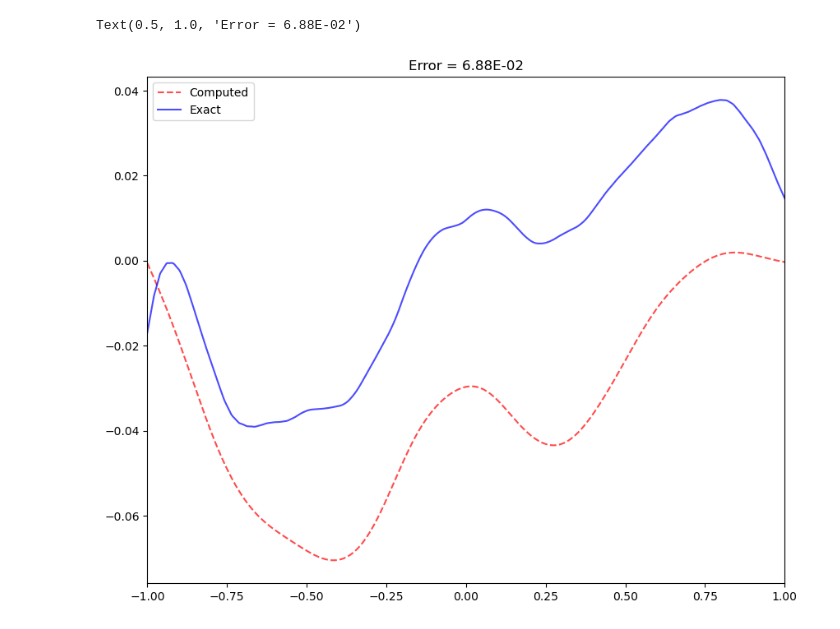
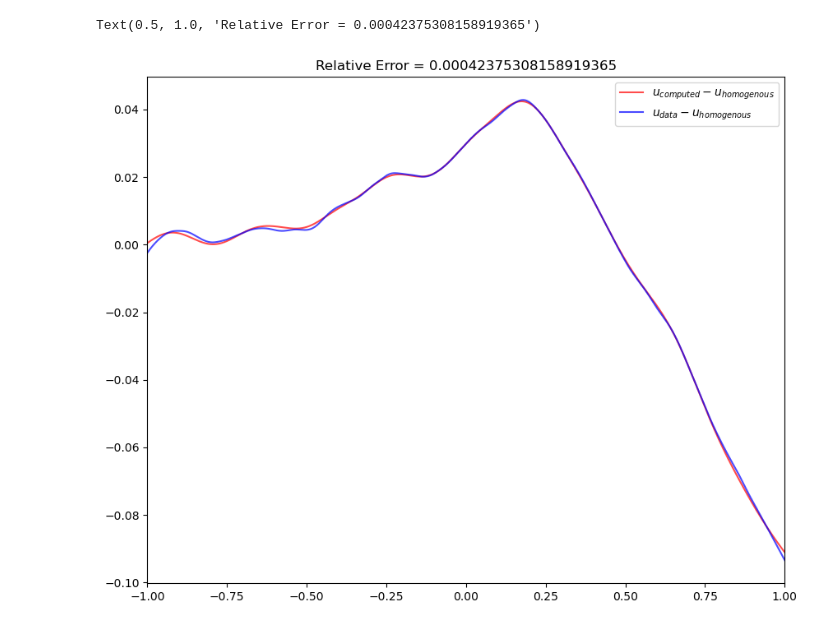
Before and after one commit to hsharsh/chebgreen, a Jupyter notebook: main/errorcompute.ipynb, the cells around one changed output. Saved outputs shown, nothing was run; the diff lists cells and outputs as text; code cells hidden in the pictures.

Commit message:
Fixed bugs in empirical error computations
Former-commit-id: 7790cbcb8b331626a73404bcef223dfa3d81fb04

```diff
--- a/main/errorcompute.ipynb
+++ b/main/errorcompute.ipynb
@@ -31,22 +62,25 @@ from chebGreen.chebpy2.chebpy.core.settings import ChebPreferences
 # %%
-data = DataProcessor('datasets/mean_condition/3.00')
+data = DataProcessor(f'datasets/mean_condition/{theta:.2f}')
 data.generateDataset(trainRatio = 0.95)
 # %%
 def computeEmpiricalError(data):
-    Error, UC, U0 = [],[],[]
-    for i in range(data.valDataset[1].numpy().shape[0]):
+    Error, UC, U0, F0 = [],[],[],[]
+    for i in range(data.valDataset[1].cpu().numpy().shape[0]):
+        #     continue
         xF, xU = data.xF, data.xU
-        f, u  = data.valDataset[0].numpy()[i,:], data.valDataset[1].numpy()[i,:] - model.evaluateN(xU).reshape(-1)
+        f, u  = data.valDataset[0].cpu().numpy()[i,:], data.valDataset[1].cpu().numpy()[i,:]
         f0, u0 = vec2cheb(f,xF), vec2cheb(u,xU)
-        uc = g.integralTransform(f0)
-        # prefs = ChebPreferences()
-        # prefs.eps = 1e-8
-        # un = chebfun(lambda x: model.evaluateN(x), domain = f0.domain, prefs = prefs)
-        # uc = uc + un
+
+        prefs = ChebPreferences()
+        prefs.eps = 1e-12
+        un = chebfun(lambda x: model.evaluateN(x), domain = f0.domain, prefs = prefs)
+        uc = g.T.integralTransform(f0) + un
         error = (uc - u0).abs()
         Error.append(error)
         UC.append(uc)
         U0.append(u0)
-    return Error, UC, U0
+        F0.append(f0)
+    return Error, UC, U0, F0, un
 # %%
-Error, UC, U0 = computeEmpiricalError(data)
+%%time
+Error, UC, Response, Forcing, un = computeEmpiricalError(data)
@@ -65,12 +121,13 @@ np.mean(e)
 # %%
-i = 3
-error,uc,u0 = Error[i],UC[i],U0[i]
+i = 5
+error,uc,u0 = Error[i],UC[i],Response[i]
 fig = plt.figure(figsize = (10,8))
-uc.plot(fig = fig, color = 'red',linestyle ='--', alpha = 0.7)
-u0.plot(fig = fig, color = 'blue',linestyle ='-', alpha = 0.7)
-plt.legend(['Computed','Exact'])
+(uc-un).plot(fig = fig, color = 'red',linestyle ='-', alpha = 0.7)
+(u0-un).plot(fig = fig, color = 'blue',linestyle ='-', alpha = 0.7)
+# (uc-u0).plot(fig = fig, color = 'green',linestyle ='--', alpha = 0.7)
+plt.legend(['$u_{{computed}} - u_{{homogenous}}$',f'$u_{{data}} - u_{{homogenous}}$'])
 plt.xlim([u0.domain[0],u0.domain[1]])
-plt.title(f'Error = {error.sum():.2E}')
+plt.title(f'Relative Error = {error.sum()/u0.abs().sum():}')
 # %% [output]
-Text(0.5, 1.0, 'Error = 6.88E-02')
+Text(0.5, 1.0, 'Relative Error = 0.00042375308158919365')
-[figure, old version]
+[figure, new version]
```
Also changed, not shown: parts of 15 cells of this notebook, 43 other files.
